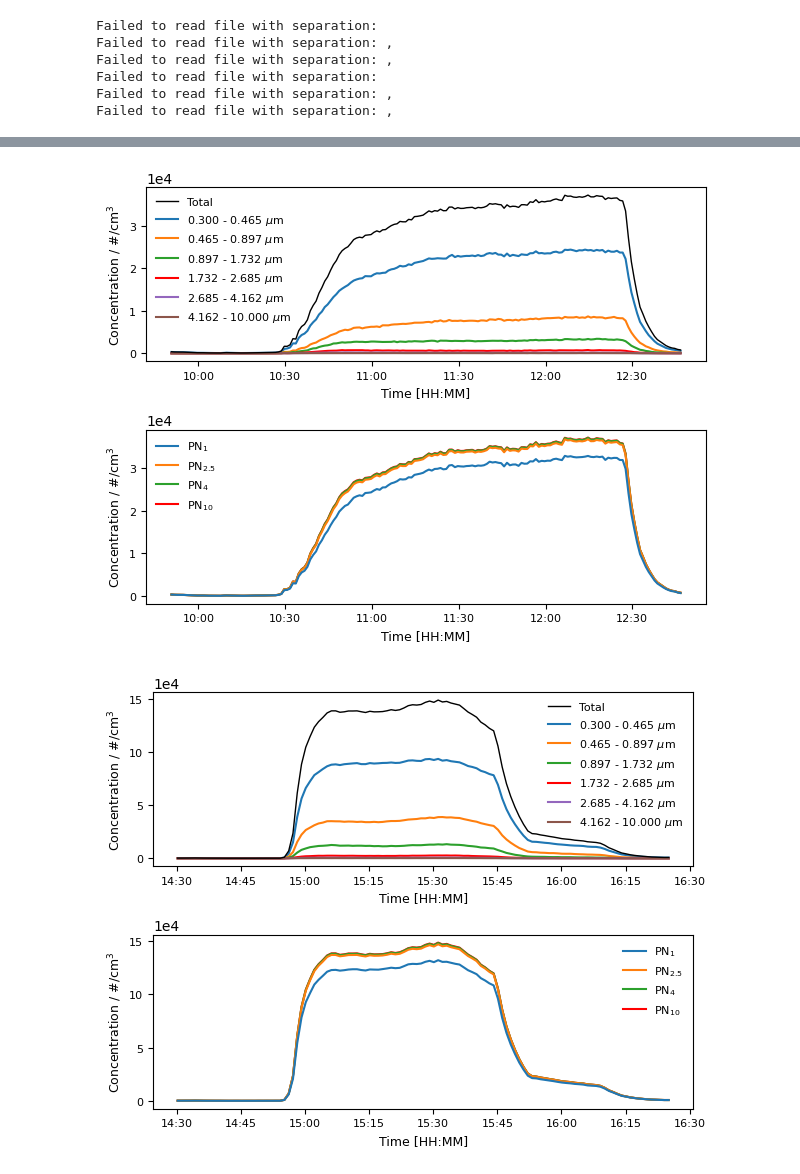
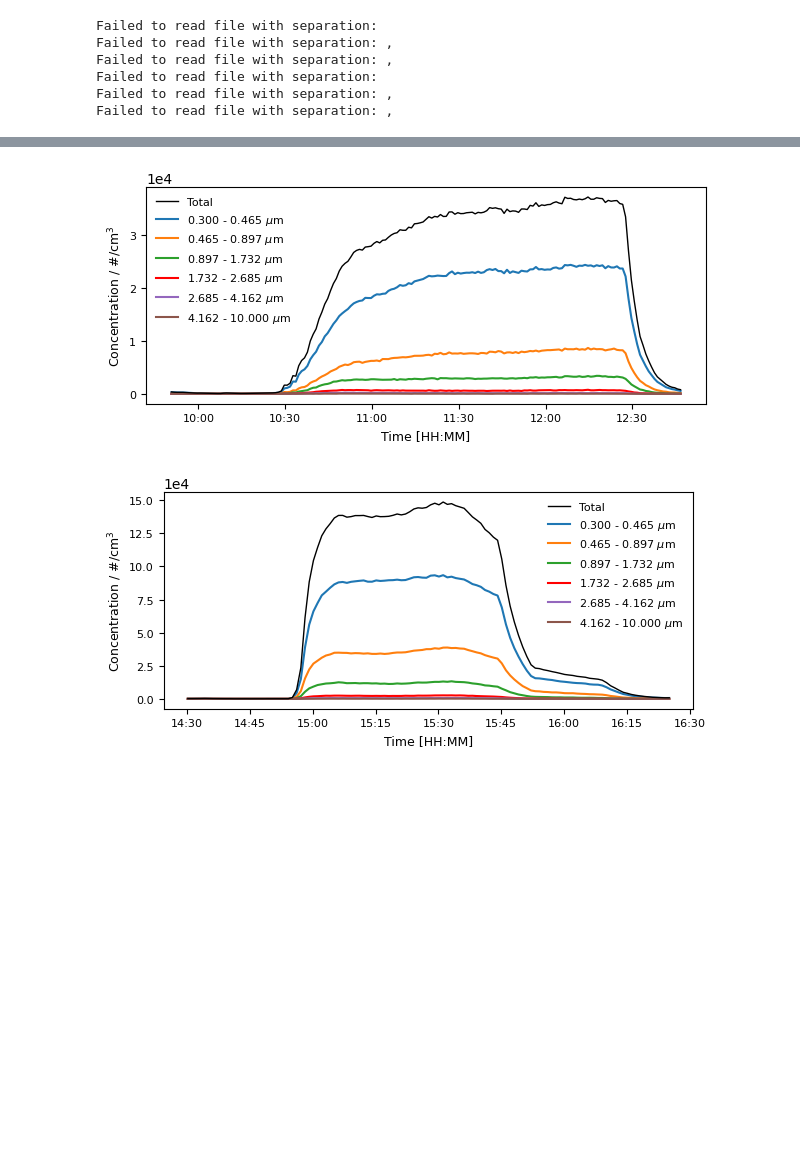
Before and after one commit to Normann25/Master-thesis, a Jupyter notebook: Lund Brake Wear/Timeseries.ipynb, the cells around one changed output, grey strips where cells are left out. Cells and saved outputs as stored; diff of their text form; code cells hidden in the pictures; blank space fills up the shorter version.

```diff
--- a/Lund Brake Wear/Timeseries.ipynb
+++ b/Lund Brake Wear/Timeseries.ipynb
@@ -37,0 +38,14 @@ OPS_dict_keys = ['Exp1', 'Exp2', 'Exp3', 'Exp4']
+# %%
+OPS_cut_point = [0.300, 0.374, 0.465, 0.579, 0.721, 0.897, 1.117, 1.391, 1.732, 2.156, 2.685, 3.343, 4.162, 5.182, 6.451, 8.031, 10.000]
+OPS_keys = OPS_APS['Exp1'].keys()[1:17].to_list()
+
+for i, key in enumerate(OPS_dict_keys):
+    name = 'OPS_timeseries_' + key + '.png'
+
+    fig, ax = plt.subplots(figsize = (6.3, 3))
+
+    plot_timeseries(fig, ax, OPS_APS[key], OPS_keys, OPS_cut_point, 'number', timestamps_wBG[i])
+
+    fig.tight_layout()
+    fig.savefig(name, dpi = 600)
+    plt.show()
@@ -37,0 +80,28 @@ OPS_dict_keys = ['Exp1', 'Exp2', 'Exp3', 'Exp4']
+# %%
+APS_dict_keys = ['20241016_APS_2_exp', '20241017_APS', '20241017_APS']
+APS_bins = OPS_APS['20241016_APS'].keys()[4:56].to_list()
+APS_bin_mean = [0.5, 0.523]
+for key in OPS_APS['20241016_APS'].keys()[5:56]:
+    APS_bin_mean.append(float(key))
+
+name = 'APS_timeseries_Exp1.png'
+
+fig, ax = plt.subplots(figsize = (6.3, 3))
+
+plot_timeseries(fig, ax, OPS_APS['20241016_APS'], APS_bins, APS_bin_mean, 'mass', timestamps_wBG[0])
+
+fig.tight_layout()
+fig.savefig(name, dpi = 600)
+plt.show()
+
+for i, key in enumerate(APS_dict_keys):
+    exp_number = i + 2
+    name = 'APS_timeseries_Exp' + str(exp_number) + '.png'
+
+    fig, ax = plt.subplots(figsize = (6.3, 3))
+
+    plot_timeseries(fig, ax, OPS_APS[key], APS_bins, APS_bin_mean, 'number', timestamps_wBG[i+1])
+
+    fig.tight_layout()
+    fig.savefig(name, dpi = 600)
+    plt.show()
@@ -38,13 +113,13 @@ OPS_dict_keys = ['Exp1', 'Exp2', 'Exp3', 'Exp4']
 # %%
 for i, key in enumerate(OPS_dict_keys):
     fig_name = 'OPS_total_' + key + '.png'
 
-    fig, axes = plt.subplots(2, 1, figsize = (6.3, 5))
+    fig, axes = plt.subplots(figsize = (6.3, 3))
 
     OPS_single_timeseries(axes, OPS_APS[key], colors, timestamps_wBG[i])
 
     fig.tight_layout()
     fig.savefig(fig_name, dpi = 600)
 # %% [output]
-[figure, old version]
+[figure, new version]
-[figure, old version]
+[figure, new version]
```
Also changed, not shown: parts of 9 cells of this notebook, 21 other files.
